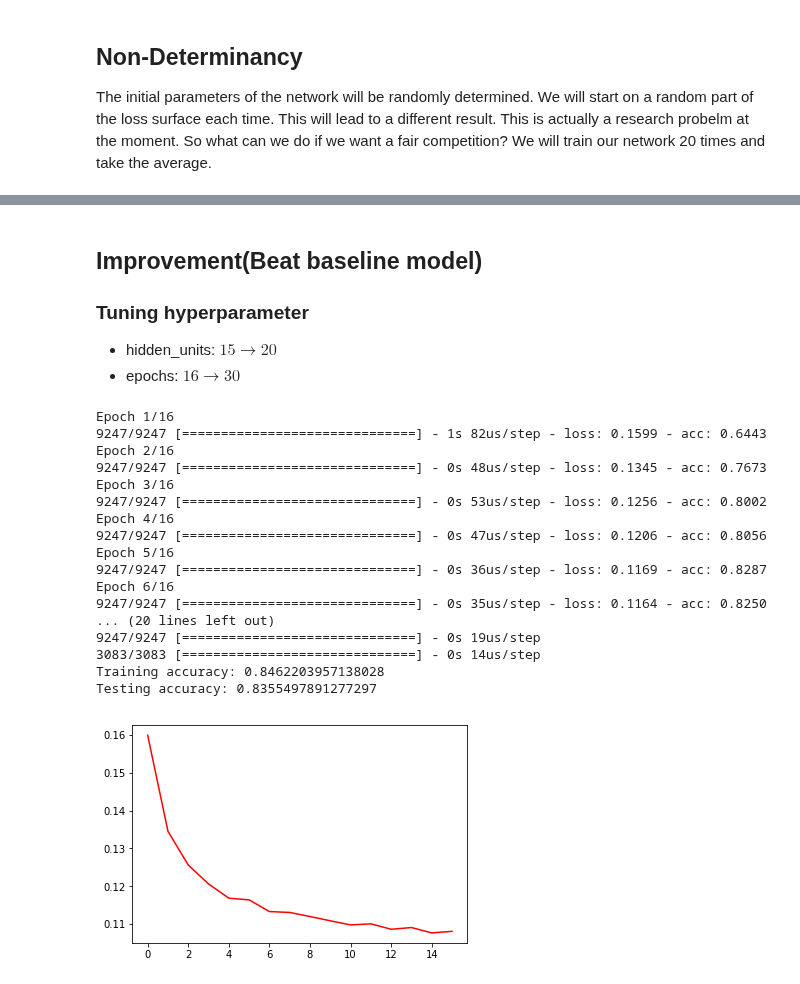
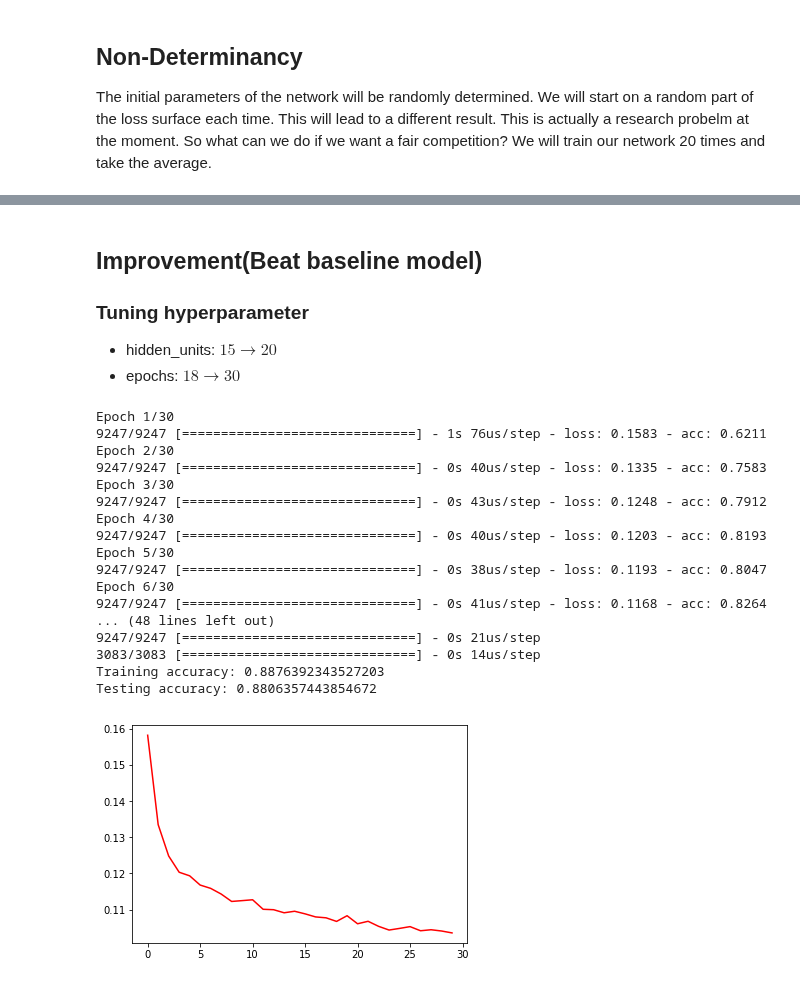
Before and after one commit to caviarNCKU/FDA_hw4, a Jupyter notebook: hw4.ipynb, the cells around one changed output, grey strips where cells are left out. Saved outputs shown, nothing was run; the diff lists cells and outputs as text; code cells hidden in the pictures.

```diff
--- a/hw4.ipynb
+++ b/hw4.ipynb
@@ -61,9 +61,12 @@ df = df.drop(['Month'], axis = 1)
 ## Manage Categorical
 We have serveral categorical variables, VisitorType, Weekend, and Revenue, which we need to make into a one-hot encoding.
 # %%
-df.loc[df['VisitorType'] == 'New_Visitor', ['VisitorType']] = 0
-df.loc[df['VisitorType'] == 'Returning_Visitor', ['VisitorType']] = 1
-df.loc[df['VisitorType'] == 'Other', ['VisitorType']] = 2
+onehot_encoding = pd.get_dummies(df['VisitorType'])
+df = df.drop('VisitorType', axis = 1)
+df = pd.concat([df, onehot_encoding], axis = 1)
+#df.loc[df['VisitorType'] == 'New_Visitor', ['VisitorType']] = 0
+#df.loc[df['VisitorType'] == 'Returning_Visitor', ['VisitorType']] = 1
+#df.loc[df['VisitorType'] == 'Other', ['VisitorType']] = 2
 
 df.loc[df['Weekend'] == False, ['Weekend']] = 0
 df.loc[df['Weekend'] == True, ['Weekend']] = 1
@@ -272,7 +275,7 @@ Avgerage Testing Accuracy: 0.8480862795813613
 ## Improvement(Beat baseline model)
 ### Tuning hyperparameter
 * hidden_units: $15 \rightarrow 20$
-* epochs: $16 \rightarrow 30$
+* epochs: $18 \rightarrow 30$
 # %%
 hidden_units = 20      # how many neurons in the hidden layer
 activation = 'relu'      # activation function for hidden layer
@@ -285,7 +288,7 @@ batch_size = 32       # how many samples to use for each gradient descent update
 model = models.Sequential()
 
 # add the hidden layer
-model.add(layers.Dense(input_dim=16,
+model.add(layers.Dense(input_dim=18,
                        units=hidden_units,
                        activation=activation))
 
@@ -301,36 +304,36 @@ model.compile(loss='binary_crossentropy',
               metrics=['accuracy'])
 # %%
 # train the parameters
-history = model.fit(x_train, y_train, epochs=16, batch_size=batch_size, class_weight=class_weight)
+history = model.fit(x_train, y_train, epochs=30, batch_size=batch_size, class_weight=class_weight)
 
 # evaluate accuracy
 train_acc = model.evaluate(x_train, y_train, batch_size=32)[1]
 test_acc = model.evaluate(x_test, y_test, batch_size=32)[1]
 print('Training accuracy: %s' % train_acc)
 print('Testing accuracy: %s' % test_acc)
 
 losses = history.history['loss']
 plt.plot(range(len(losses)), losses, 'r')
 plt.show()
 # %% [output]
-Epoch 1/16
-9247/9247 [==============================] - 1s 82us/step - loss: 0.1599 - acc: 0.6443
-Epoch 2/16
-9247/9247 [==============================] - 0s 48us/step - loss: 0.1345 - acc: 0.7673
-Epoch 3/16
-9247/9247 [==============================] - 0s 53us/step - loss: 0.1256 - acc: 0.8002
-Epoch 4/16
-9247/9247 [==============================] - 0s 47us/step - loss: 0.1206 - acc: 0.8056
-Epoch 5/16
-9247/9247 [==============================] - 0s 36us/step - loss: 0.1169 - acc: 0.8287
-Epoch 6/16
-9247/9247 [==============================] - 0s 35us/step - loss: 0.1164 - acc: 0.8250
-... (20 lines left out)
-9247/9247 [==============================] - 0s 19us/step
+Epoch 1/30
+9247/9247 [==============================] - 1s 76us/step - loss: 0.1583 - acc: 0.6211
+Epoch 2/30
+9247/9247 [==============================] - 0s 40us/step - loss: 0.1335 - acc: 0.7583
+Epoch 3/30
+9247/9247 [==============================] - 0s 43us/step - loss: 0.1248 - acc: 0.7912
+Epoch 4/30
+9247/9247 [==============================] - 0s 40us/step - loss: 0.1203 - acc: 0.8193
+Epoch 5/30
+9247/9247 [==============================] - 0s 38us/step - loss: 0.1193 - acc: 0.8047
+Epoch 6/30
+9247/9247 [==============================] - 0s 41us/step - loss: 0.1168 - acc: 0.8264
+... (48 lines left out)
+9247/9247 [==============================] - 0s 21us/step
 3083/3083 [==============================] - 0s 14us/step
-Training accuracy: 0.8462203957138028
-Testing accuracy: 0.8355497891277297
+Training accuracy: 0.8876392343527203
+Testing accuracy: 0.8806357443854672
-[figure, old version]
+[figure, new version]
 # %%
 _, __ = train_and_evaluate(model, x_train, y_train, x_test, y_test)
 # %% [output]
```
Also changed, not shown: parts of 7 cells of this notebook.
